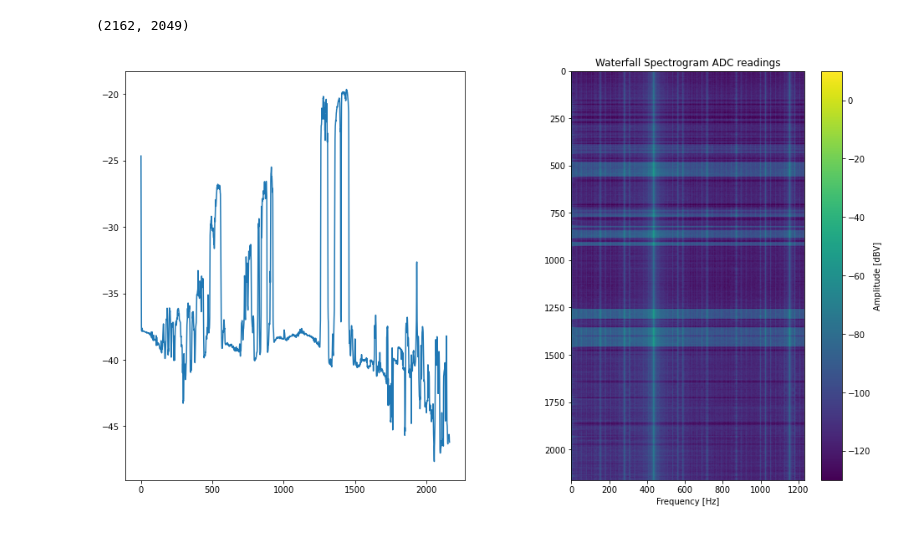
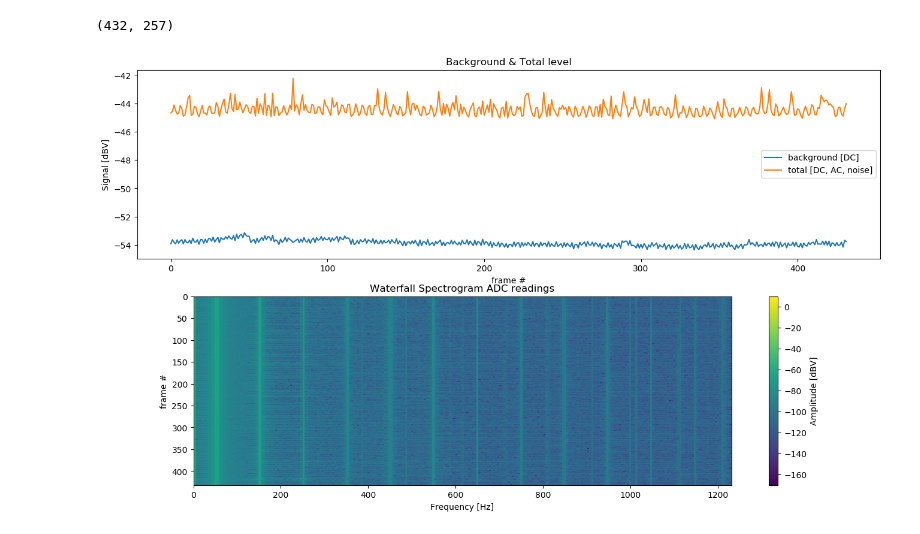
Before and after one commit to Habraken/WaveShare-ADS1256, a Jupyter notebook: data_analysis.ipynb, the cells around one changed output. Drawn from its saved outputs; the diff is of its cells as text; code cells hidden in the pictures.

Commit message:
new test data

```diff
--- a/data_analysis.ipynb
+++ b/data_analysis.ipynb
@@ -153,23 +148,33 @@ Peaks:
 # %%
 
-fig, (axis1,axis2) = plt.subplots(1,2, figsize =(16, 9), facecolor=(1,1,1))
-fft_points = (2 ** 12)
-time_step = 1./data_rate
-bin_width = 1/(data.size*time_step)
-freq_bins = np.fft.rfftfreq(fft_points, d=time_step)
-waterfall = np.empty((int(data.size/fft_points),int(fft_points/2)+1))
+fig, (axis1,axis2) = plt.subplots(2,1, figsize =(16, 9), facecolor=(1,1,1))
+fft_points = (2 ** 9)
+time_step  = 1./data_rate
+bin_width  = 1/(data.size*time_step)
+freq_bins  = np.fft.rfftfreq(fft_points, d=time_step)
+waterfall  = np.empty((int(data.size/fft_points),int(fft_points/2)+1))
 background = np.empty(int(data.size/fft_points))
+total      = np.empty(int(data.size/fft_points))
 print(waterfall.shape)
 for i in range(int(data.size/fft_points)):
-    waterfall[i,] = 20 * np.log10(np.abs(np.fft.rfft(data[i*fft_points:(i+1)*fft_points], norm='forward')))
+    waterfall[i,] = np.abs(np.fft.rfft(data[i*fft_points:(i+1)*fft_points], norm='forward'))
     background[i] = waterfall[i,0]
-plot1 = axis2.imshow(waterfall, extent=[np.min(freq_bins),np.max(freq_bins),int(data.size/fft_points),0], vmin=-130,vmax=10) # vmin=10e-5,vmax=10e1, norm=colors.Normalize()
-fig.colorbar(plot1, label='Amplitude [dBV]')
-plot2 = axis1.plot(background,'-')
+    total[i]      = np.sum(waterfall[i,])
+plot2 = axis2.imshow(20*np.log10(waterfall), extent=[np.min(freq_bins),np.max(freq_bins),int(data.size/fft_points),0], vmin=-170,vmax=10) # vmin=10e-5,vmax=10e1, norm=colors.Normalize()
+fig.colorbar(plot2, label='Amplitude [dBV]')
+axis2.set_ylabel('frame #')
 axis2.set_xlabel('Frequency [Hz]')
 axis2.set_title(r'Waterfall Spectrogram ADC readings')
+plot1 = axis1.plot(20*np.log10(background),'-', label='background [DC]')
+plot1 = axis1.plot(20*np.log10(total),'-',label='total [DC, AC, noise]')
+#axis1.set_ylim(-35,-20)
+#axis1.set_xlim(5100,5200)
+axis1.set_ylabel('Signal [dBV]')
+axis1.set_xlabel('frame #')
+axis1.set_title(r'Background & Total level')
+axis1.legend()
 plt.savefig('waterfall.png', bbox_inches='tight')
 plt.show()
 # %% [output]
-(2162, 2049)
+(432, 257)
-[figure, old version]
+[figure, new version]
```
Also changed, not shown: parts of 5 cells of this notebook, 8 other files.
